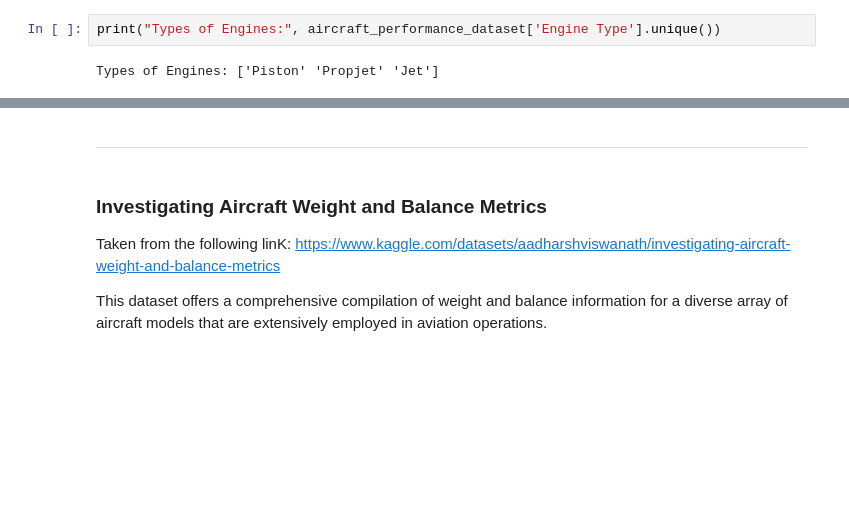
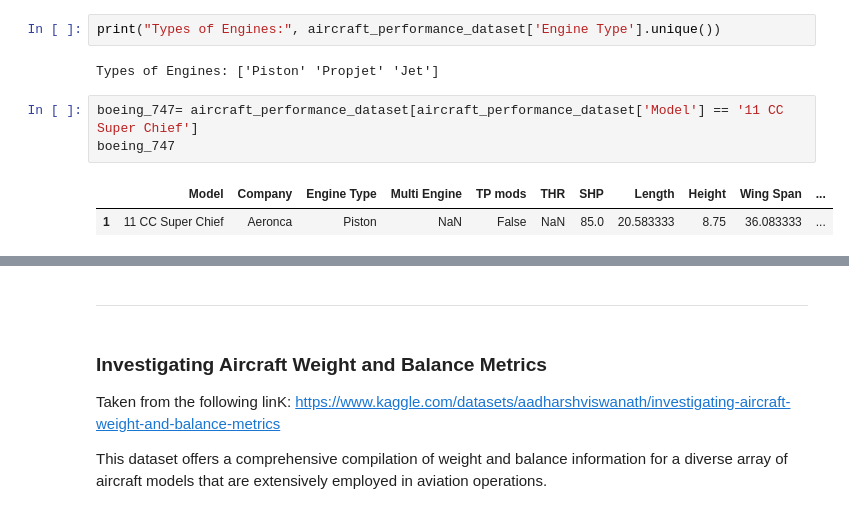
Before and after one commit to stahir01/Master-Thesis, a Jupyter notebook: Master_Thesis_Datasets.ipynb, the cells around one changed output, grey strips where cells are left out. Cells and saved outputs as stored; diff of their text form; blank space fills up the shorter version.

Commit message:
Updating information regarding aircrafts dataset

```diff
--- a/Master_Thesis_Datasets.ipynb
+++ b/Master_Thesis_Datasets.ipynb
@@ -124,3 +125,9 @@ aircraft_performance_dataset
 print("Types of Engines:", aircraft_performance_dataset['Engine Type'].unique())
 # %% [output]
 Types of Engines: ['Piston' 'Propjet' 'Jet']
+# %%
+boeing_747= aircraft_performance_dataset[aircraft_performance_dataset['Model'] == '11 CC Super Chief']
+boeing_747
+# %% [output]
+|  | Model | Company | Engine Type | Multi Engine | TP mods | THR | SHP | Length | Height | Wing Span | ... |
+| 1 | 11 CC Super Chief | Aeronca | Piston | NaN | False | NaN | 85.0 | 20.583333 | 8.75 | 36.083333 | ... |
```
Also changed, not shown: parts of 17 cells of this notebook, 2 other files.
